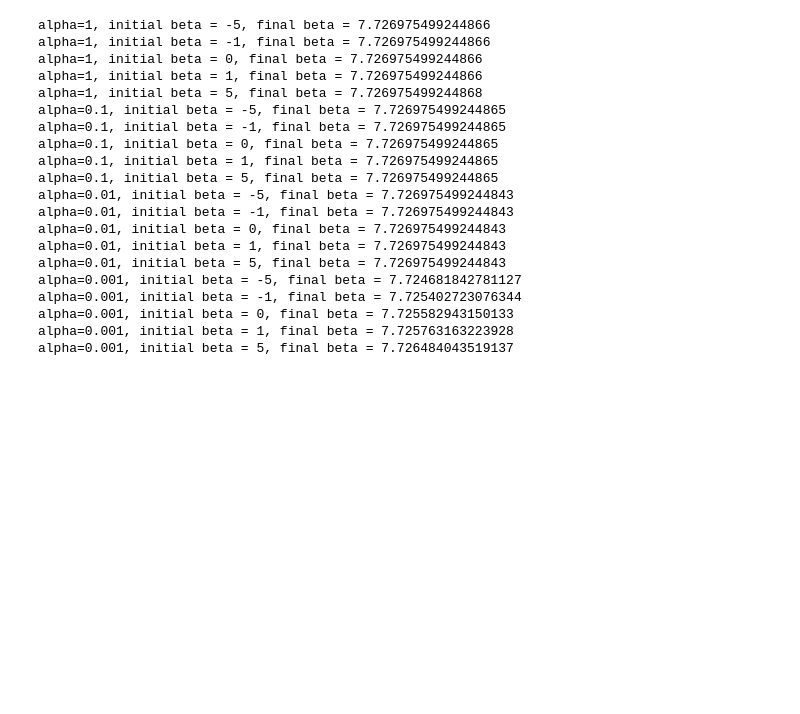
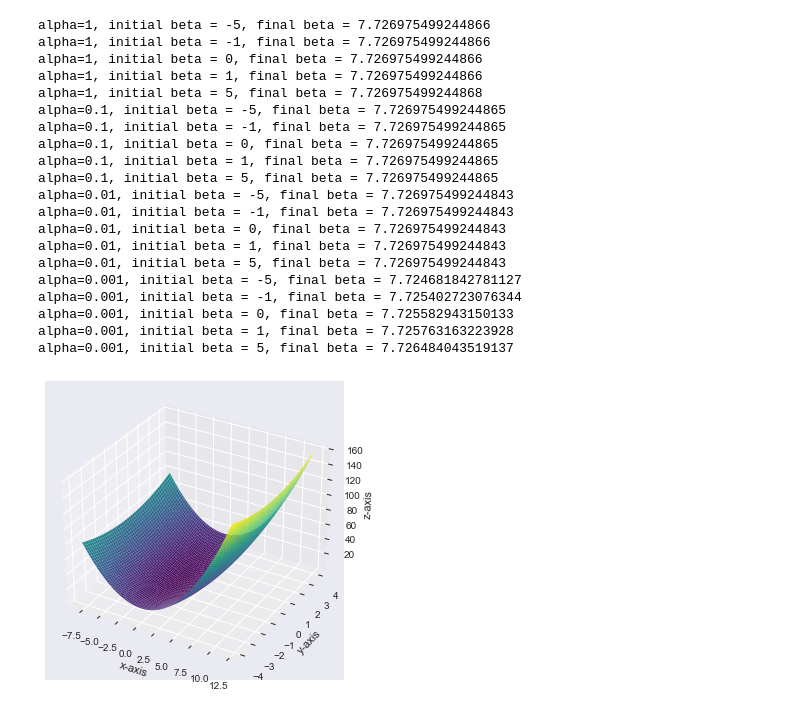
Before and after one commit to MatthewAckman/gradient_descent_newton_method, a Jupyter notebook: ols_gradient.ipynb, the cells around one changed output. Saved outputs shown, nothing was run; the diff lists cells and outputs as text; code cells hidden in the pictures; blank space fills up the shorter version.

```diff
--- a/ols_gradient.ipynb
+++ b/ols_gradient.ipynb
@@ -107,3 +174,32 @@ alpha=0.001, initial beta = -1, final beta = 7.725402723076344
 alpha=0.001, initial beta = 0, final beta = 7.725582943150133
 alpha=0.001, initial beta = 1, final beta = 7.725763163223928
 alpha=0.001, initial beta = 5, final beta = 7.726484043519137
+# %%
+import matplotlib.pyplot as plt
+from mpl_toolkits.mplot3d import Axes3D
+from matplotlib import cm
+import numpy as np
+
+fig = plt.figure()
+ax = fig.gca(projection='3d')   # Create the axes
+
+# Data
+X = np.linspace(-8, 12, 200)
+Y = np.linspace(-4, 4, 100)
+X, Y = np.meshgrid(X, Y)
+Z = X**2 + Y**2
+
+# Plot the 3d surface
+surface = ax.plot_surface(X, Y, Z,
+                          cmap=cm.viridis,
+                          rstride = 2,
+                          cstride = 2)
+
+# Set some labels
+ax.set_xlabel('x-axis')
+ax.set_ylabel('y-axis')
+ax.set_zlabel('z-axis')
+
+plt.show()
+# %% [output]
+[figure, added]
```
Also changed, not shown: parts of 10 cells of this notebook.
